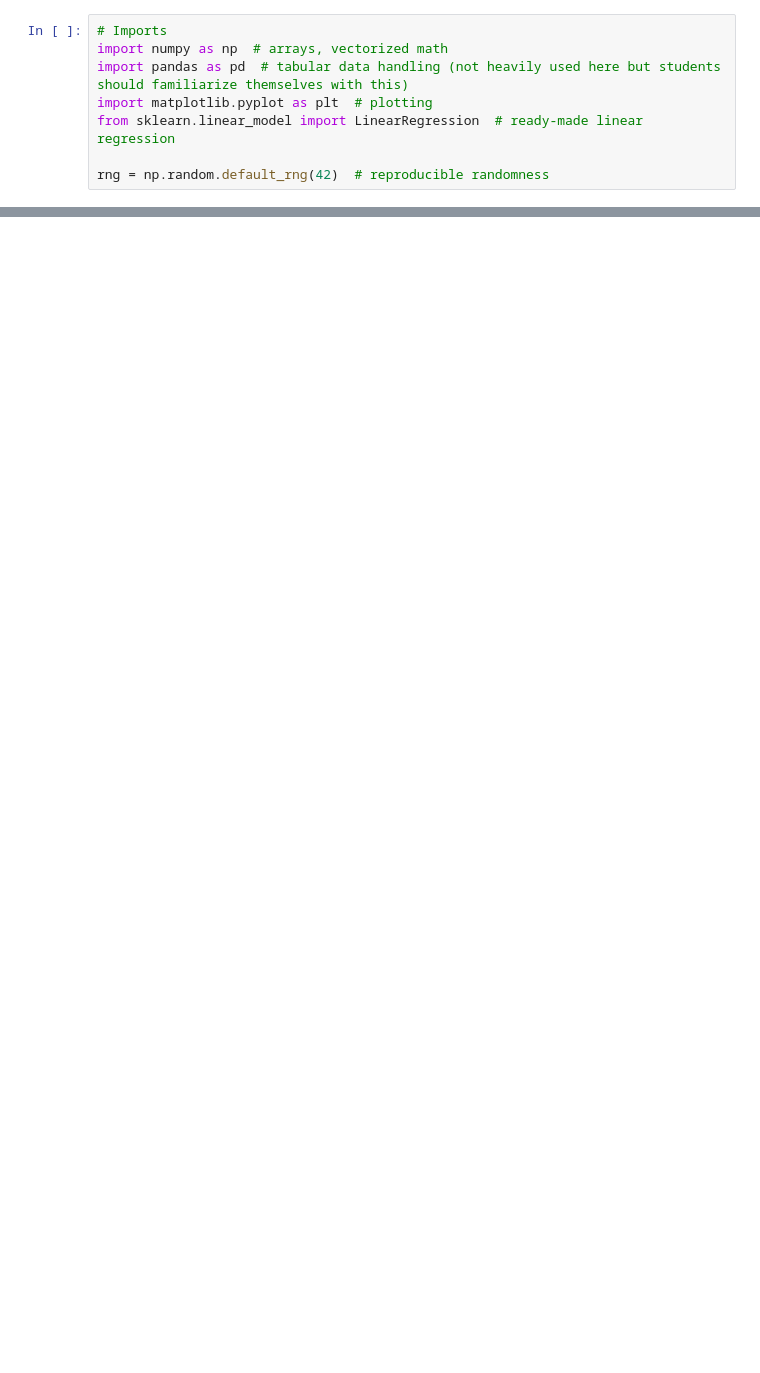
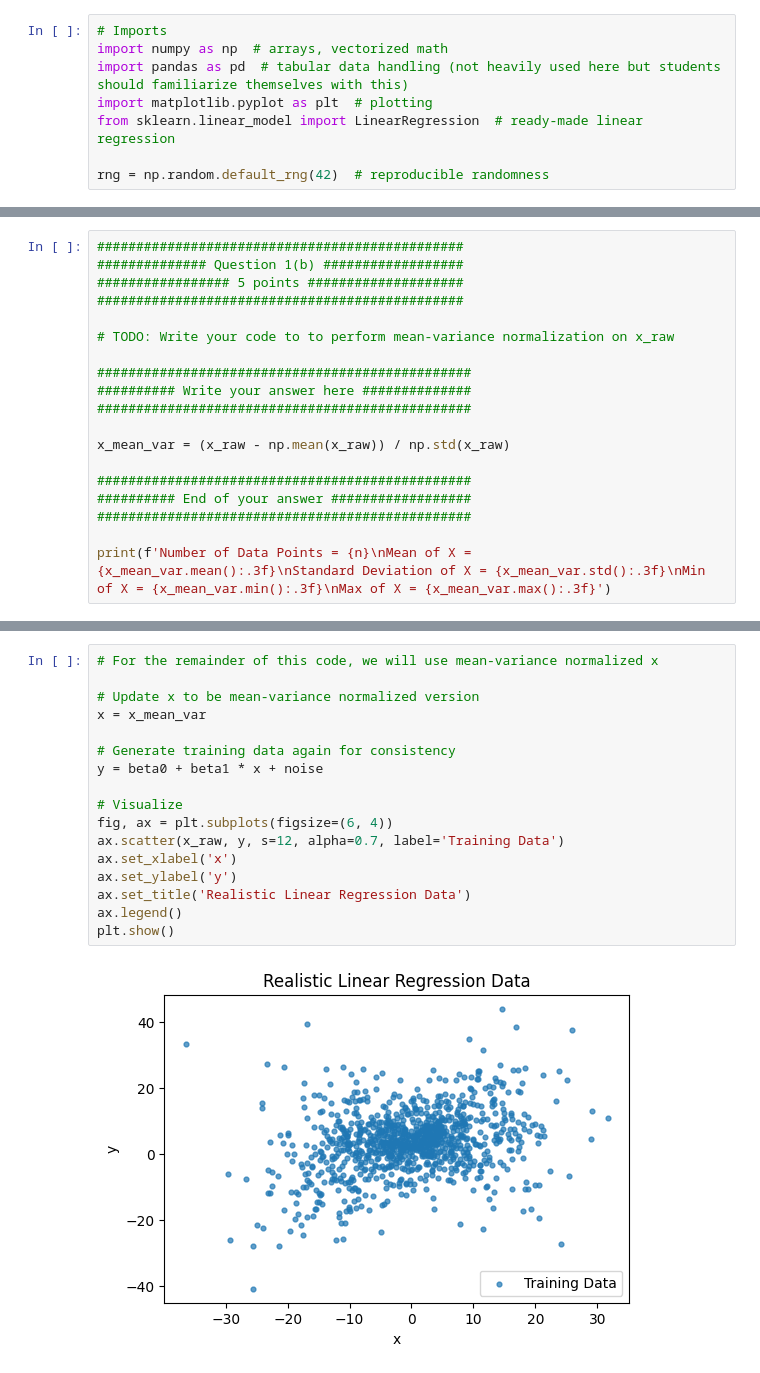
Before and after one commit to zohairshafi/zohairshafi.github.io, a Jupyter notebook: pages/lectures/HW2_Notebook_Solved.ipynb, the cells around one changed output, grey strips where cells are left out. Cells and saved outputs as stored; diff of their text form; blank space fills up the shorter version.

```diff
--- a/pages/lectures/HW2_Notebook_Solved.ipynb
+++ b/pages/lectures/HW2_Notebook_Solved.ipynb
@@ -42,0 +90,19 @@ plt.show()
+# %%
+###############################################
+############## Question 1(b) ##################
+################# 5 points ####################
+###############################################
+
+# TODO: Write your code to to perform mean-variance normalization on x_raw
+
+################################################
+########## Write your answer here ##############
+################################################
+
+x_mean_var = (x_raw - np.mean(x_raw)) / np.std(x_raw)
+
+################################################
+########## End of your answer ##################
+################################################
+
+print(f'Number of Data Points = {n}\nMean of X = {x_mean_var.mean():.3f}\nStandard Deviation of X = {x_mean_var.std():.3f}\nMin of X = {x_mean_var.min():.3f}\nMax of X = {x_mean_var.max():.3f}')
@@ -43 +133,20 @@ plt.show()
+# %%
+# For the remainder of this code, we will use mean-variance normalized x
+
+# Update x to be mean-variance normalized version
+x = x_mean_var
+
+# Generate training data again for consistency
+y = beta0 + beta1 * x + noise
+
+# Visualize
+fig, ax = plt.subplots(figsize=(6, 4))
+ax.scatter(x_raw, y, s=12, alpha=0.7, label='Training Data')
+ax.set_xlabel('x')
+ax.set_ylabel('y')
+ax.set_title('Realistic Linear Regression Data')
+ax.legend()
+plt.show()
+# %% [output]
+[figure, added]
 # %%
```
Also changed, not shown: parts of 32 cells of this notebook, 5 other files.
